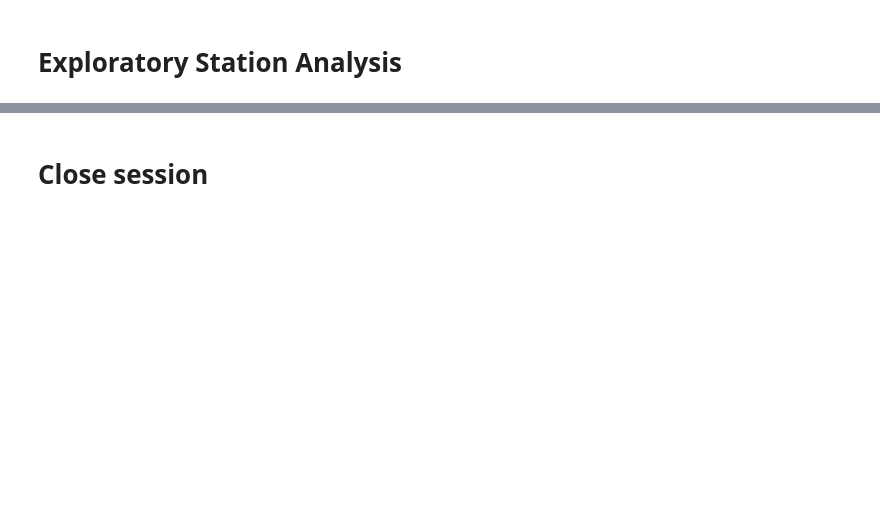
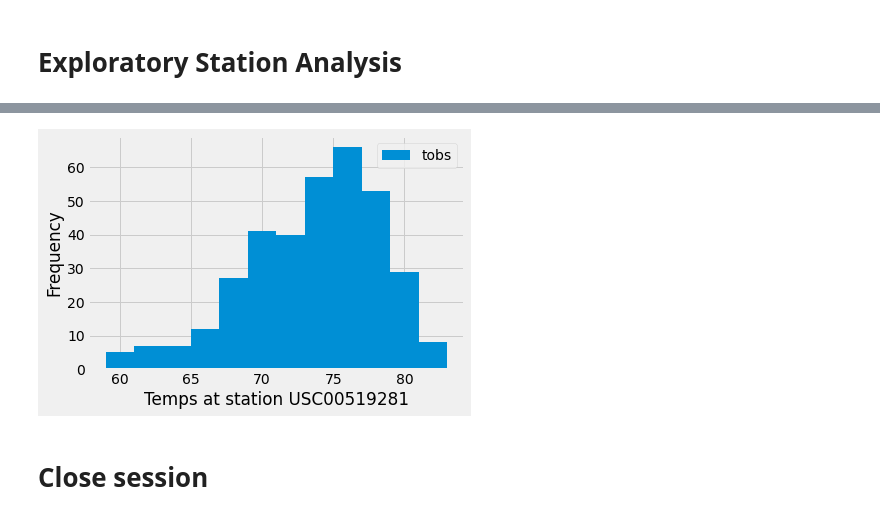
Before and after one commit to DrummerGirlLB/sqlalchemy-challenge, a Jupyter notebook: Instructions/climate_starter.ipynb, the cells around one changed output, grey strips where cells are left out. Cells and saved outputs as stored; diff of their text form; code cells hidden in the pictures; blank space fills up the shorter version.

```diff
--- a/Instructions/climate_starter.ipynb
+++ b/Instructions/climate_starter.ipynb
@@ -78,3 +161,10 @@ session.query(measurement.date).order_by(measurement.date.desc()).first()
 # %%
 # Using the most active station id
-# Query the last 12 months of temperature observation data for this station and plot the results as a histogram
+# Query the last 12 months of temperature observation data for this station and plot the results as a histogram with bins=12
+temp_data = session.query(Measurement.date, Measurement.tobs).filter(Measurement.date > "2016-08-22").filter(Measurement.station=='USC00519281').all()
+#print(precipitations)
+
+# Save the query results as a Pandas DataFrame and set the index to the date column
+temp_data_df = pd.DataFrame(temp_data).set_index('date')
+
+temp_data_df.head()
@@ -81,3 +179,9 @@ session.query(measurement.date).order_by(measurement.date.desc()).first()
+# %%
+temp_data_df.plot.hist(bins = 12)
+plt.xlabel("Temps at station USC00519281")
+plt.show()
+# %% [output]
+[figure, added]
 # %% [markdown]
 # Close session
 # %%
```
Also changed, not shown: parts of 15 cells of this notebook.
